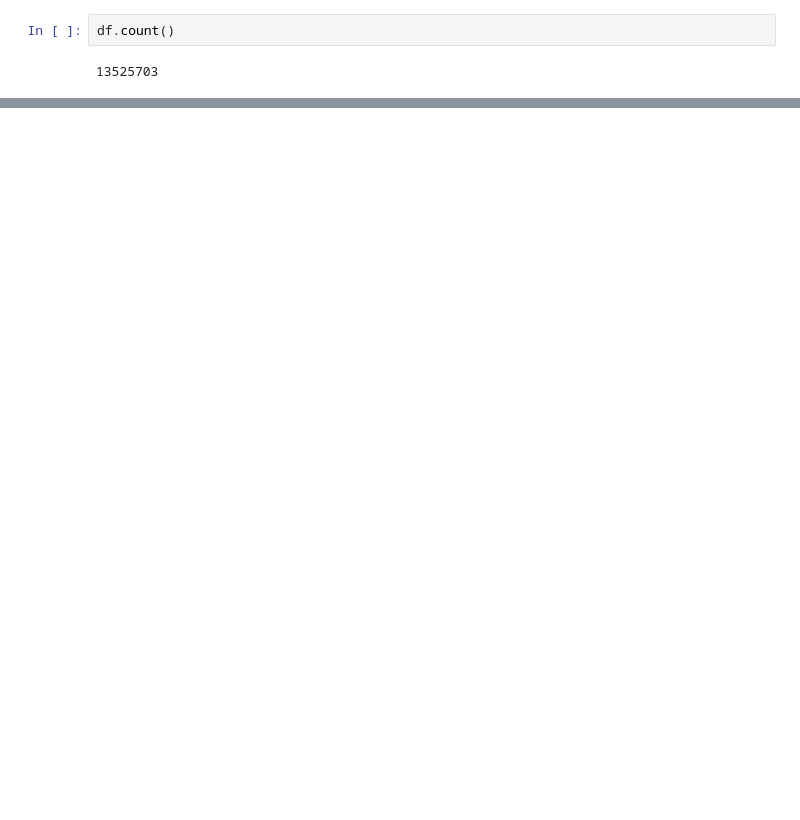
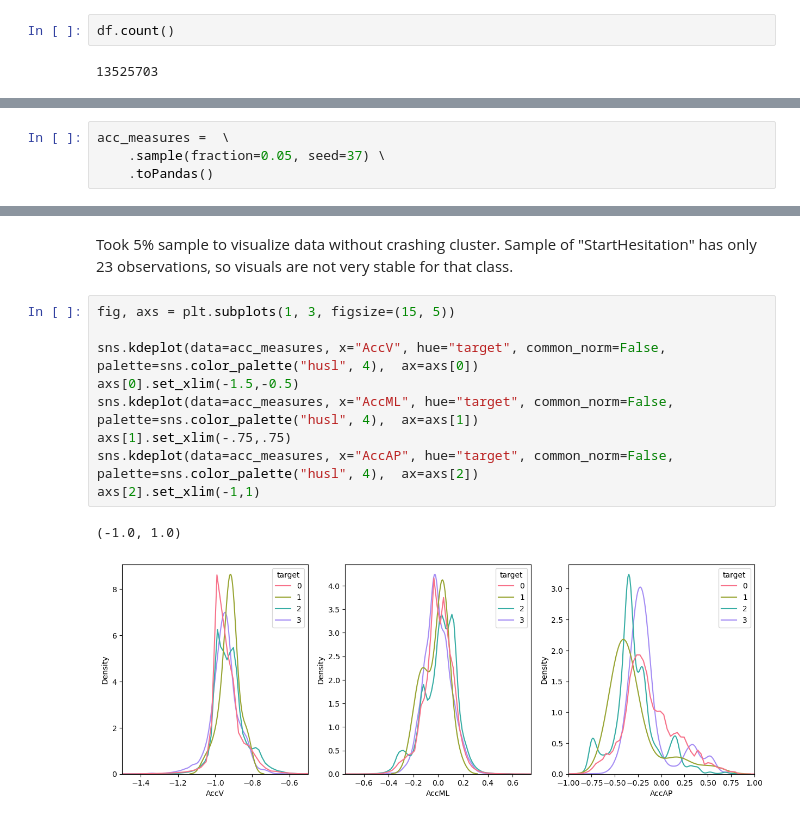
Before and after one commit to zmwm37/fog, a Jupyter notebook: code/eda.ipynb, the cells around one changed output, grey strips where cells are left out. Saved outputs shown, nothing was run; the diff lists cells and outputs as text; blank space fills up the shorter version.

Commit message:
add eda of measurement distress and time lag correlation

```diff
--- a/code/eda.ipynb
+++ b/code/eda.ipynb
@@ -57,0 +80,4 @@ df.select("target").groupBy("target").count().show()
+# %%
+acc_measures =  \
+    .sample(fraction=0.05, seed=37) \
+    .toPandas()
@@ -57,0 +105,14 @@ df.select("target").groupBy("target").count().show()
+# %% [markdown]
+Took 5% sample to visualize data without crashing cluster. Sample of "StartHesitation" has only 23 observations, so visuals are not very stable for that class.
+# %%
+fig, axs = plt.subplots(1, 3, figsize=(15, 5))
+
+sns.kdeplot(data=acc_measures, x="AccV", hue="target", common_norm=False, palette=sns.color_palette("husl", 4),  ax=axs[0])
+axs[0].set_xlim(-1.5,-0.5)
+sns.kdeplot(data=acc_measures, x="AccML", hue="target", common_norm=False, palette=sns.color_palette("husl", 4),  ax=axs[1])
+axs[1].set_xlim(-.75,.75)
+sns.kdeplot(data=acc_measures, x="AccAP", hue="target", common_norm=False, palette=sns.color_palette("husl", 4),  ax=axs[2])
+axs[2].set_xlim(-1,1)
+# %% [output]
+(-1.0, 1.0)
+[figure, added]
```
Also changed, not shown: parts of 31 cells of this notebook.
